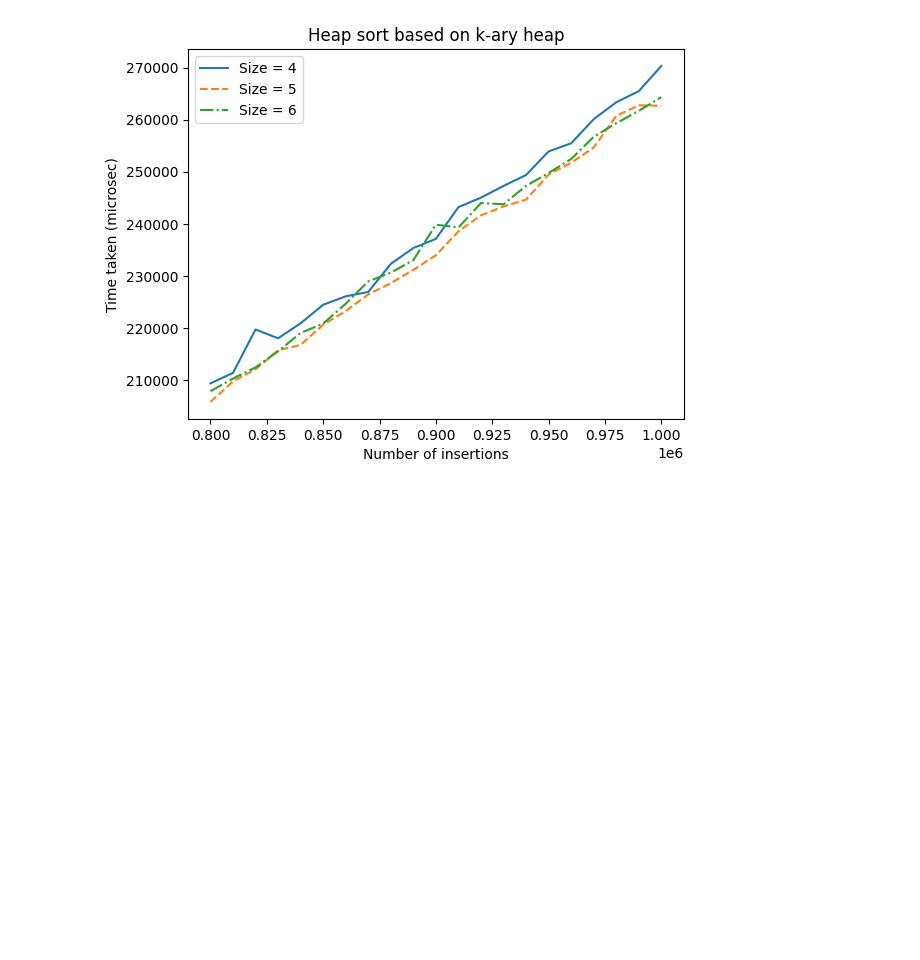
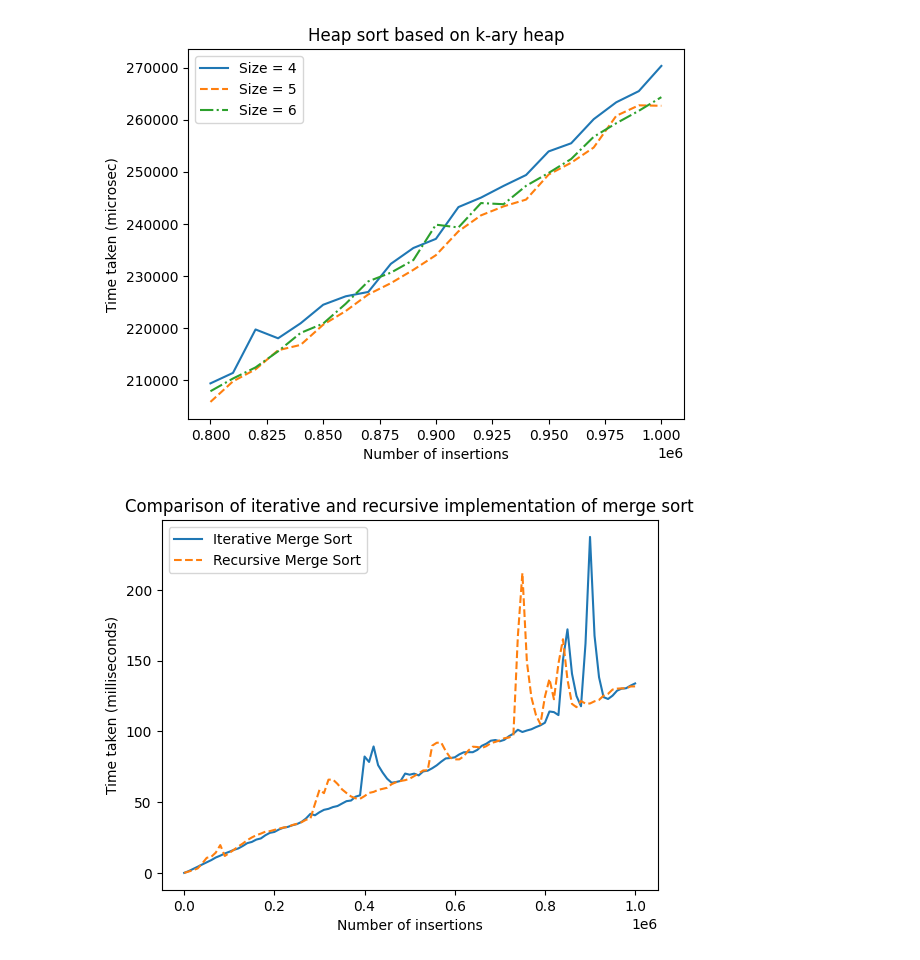
Before and after one commit to Ch1n-ch1nless/MiptLabs, a Jupyter notebook: Laba3/NotebookForGraphics.ipynb, the cells around one changed output. Cells and saved outputs as stored; diff of their text form; code cells hidden in the pictures; blank space fills up the shorter version.

Commit message:
Delete test_files and add test functions for Punct#3

```diff
--- a/Laba3/NotebookForGraphics.ipynb
+++ b/Laba3/NotebookForGraphics.ipynb
@@ -77,3 +77,21 @@ plt.savefig('Images/punct2_3.png')
 plt.show()
 # %% [output]
 [figure]
+# %%
+import pandas as pd
+import matplotlib.pyplot as plt
+
+# Загрузка данных из входного файла .txt
+data1 = pd.read_csv('TimeFiles/iter_merge_sort_time.csv', sep=';', header=None, names=['n', 'time'])
+data2 = pd.read_csv('TimeFiles/rec_merge_sort_time.csv', sep=';', header=None, names=['n', 'time'])
+
+# Построение графика
+plt.plot(data1['n'], data1['time'], '-', data2['n'], data2['time'], '--')
+plt.xlabel('Number of insertions')
+plt.ylabel('Time taken (milliseconds)')
+plt.legend(('Iterative Merge Sort', 'Recursive Merge Sort'))
+plt.title('Сomparison of iterative and recursive implementation of merge sort')
+plt.savefig('Images/punct3.png')
+plt.show()
+# %% [output]
+[figure, added]
```
Also changed, not shown: 8 other files.
